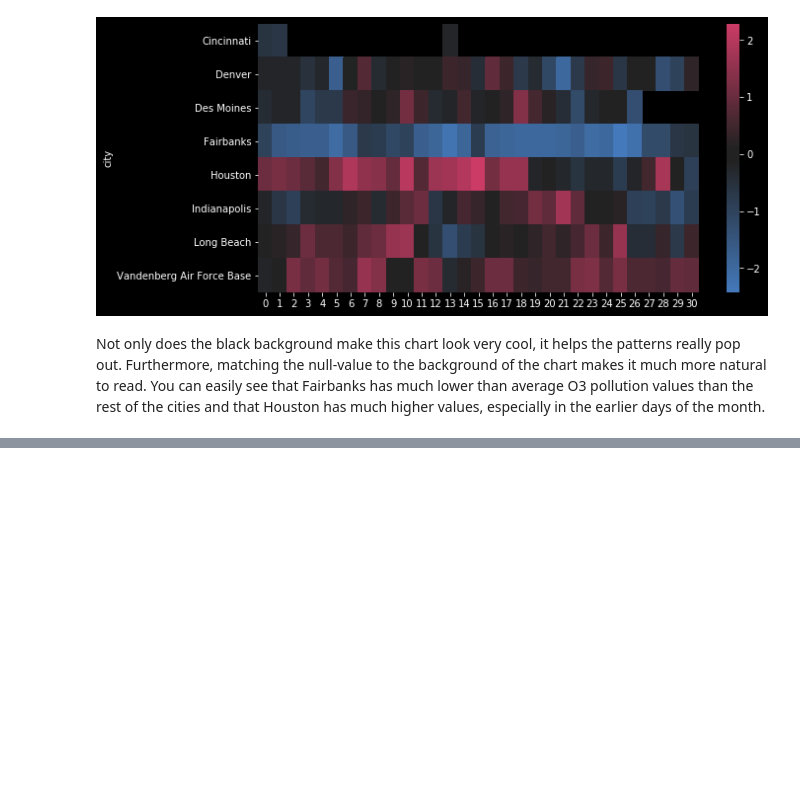
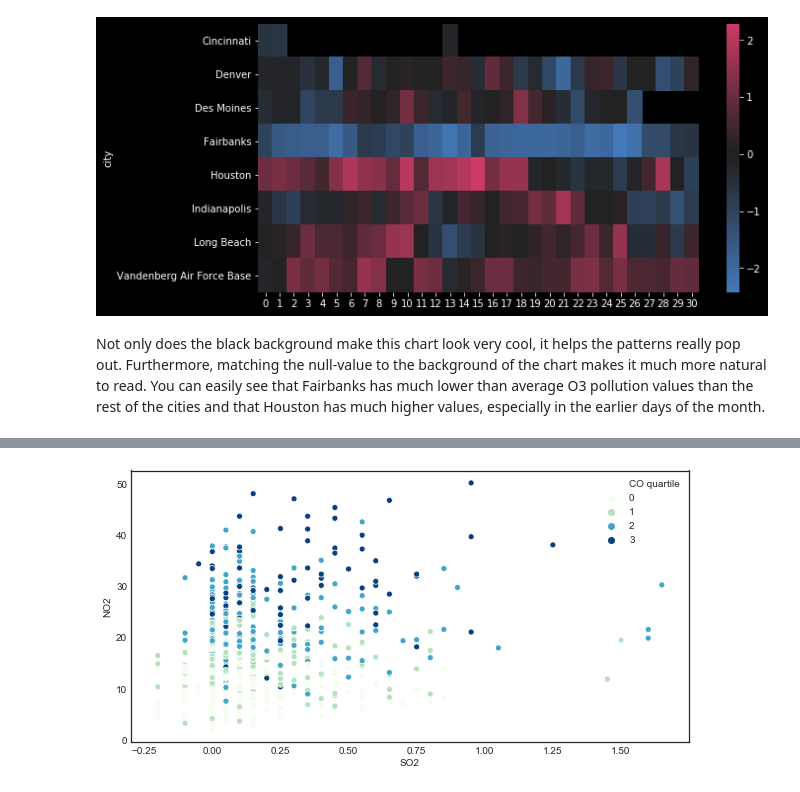
Before and after one commit to goodboychan/datacamp_repo, a Jupyter notebook: Improving.Your Data.Visualizations.in.Python/Using-color-in-your-visualizations.ipynb, the cells around one changed output, grey strips where cells are left out. Saved outputs shown, nothing was run; the diff lists cells and outputs as text; code cells hidden in the pictures; blank space fills up the shorter version.

```diff
--- a/Improving.Your Data.Visualizations.in.Python/Using-color-in-your-visualizations.ipynb
+++ b/Improving.Your Data.Visualizations.in.Python/Using-color-in-your-visualizations.ipynb
@@ -193,0 +259,15 @@ Not only does the black background make this chart look very cool, it helps the
+# %%
+# Divide CO into quartiles
+pollution['CO quartile'] = pd.qcut(pollution['CO'], q = 4, labels = False)
+
+# Filter to just Des Moines
+des_moines = pollution.query("city  ==  'Des Moines'")
+
+# Color points with by quartile and use ColorBrewer palette
+sns.scatterplot(x = 'SO2',
+                y = 'NO2',
+                hue = 'CO quartile',
+                  data = des_moines,
+                palette = 'GnBu');
+# %% [output]
+[figure, added]
```
Also changed, not shown: parts of 17 cells of this notebook, 2 other files.
